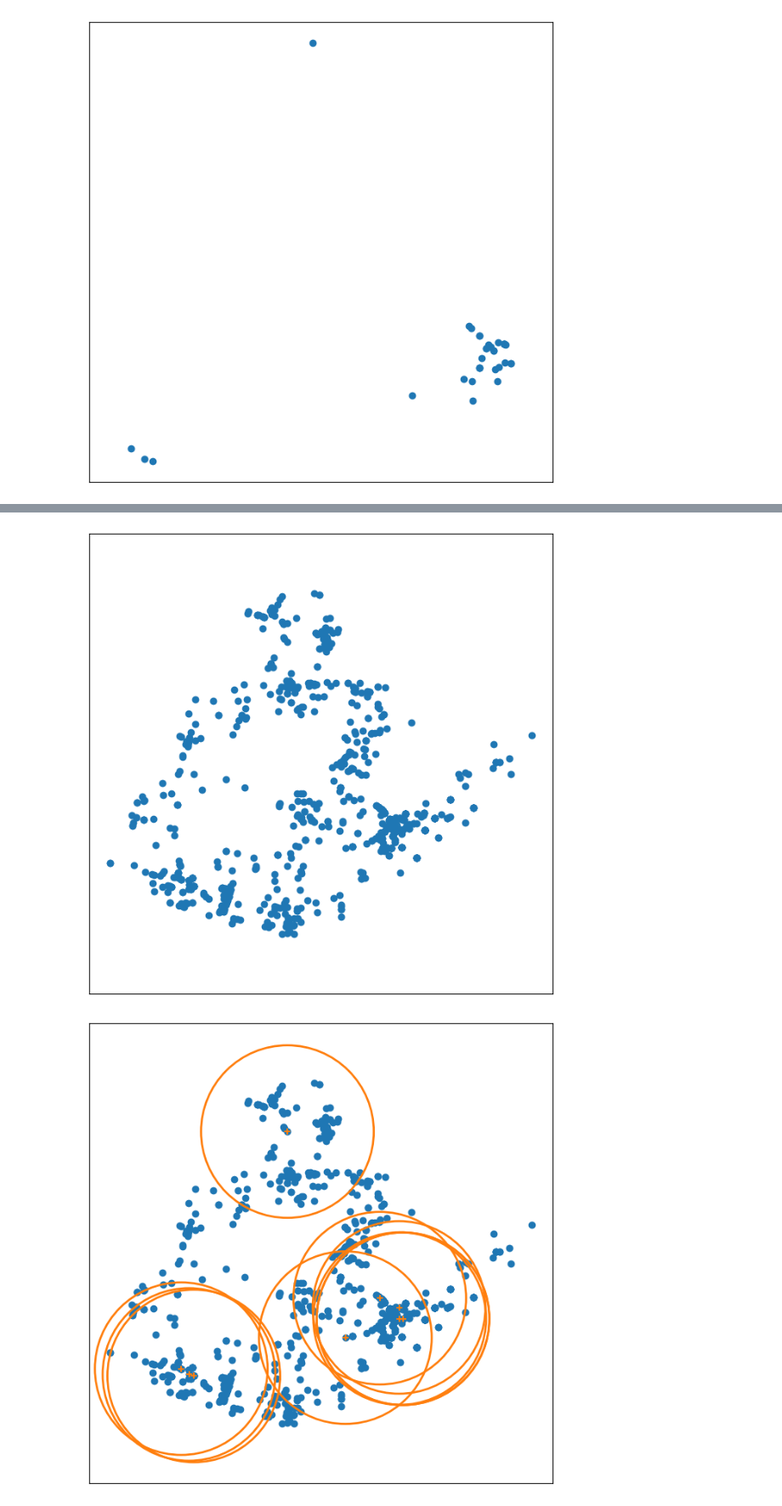
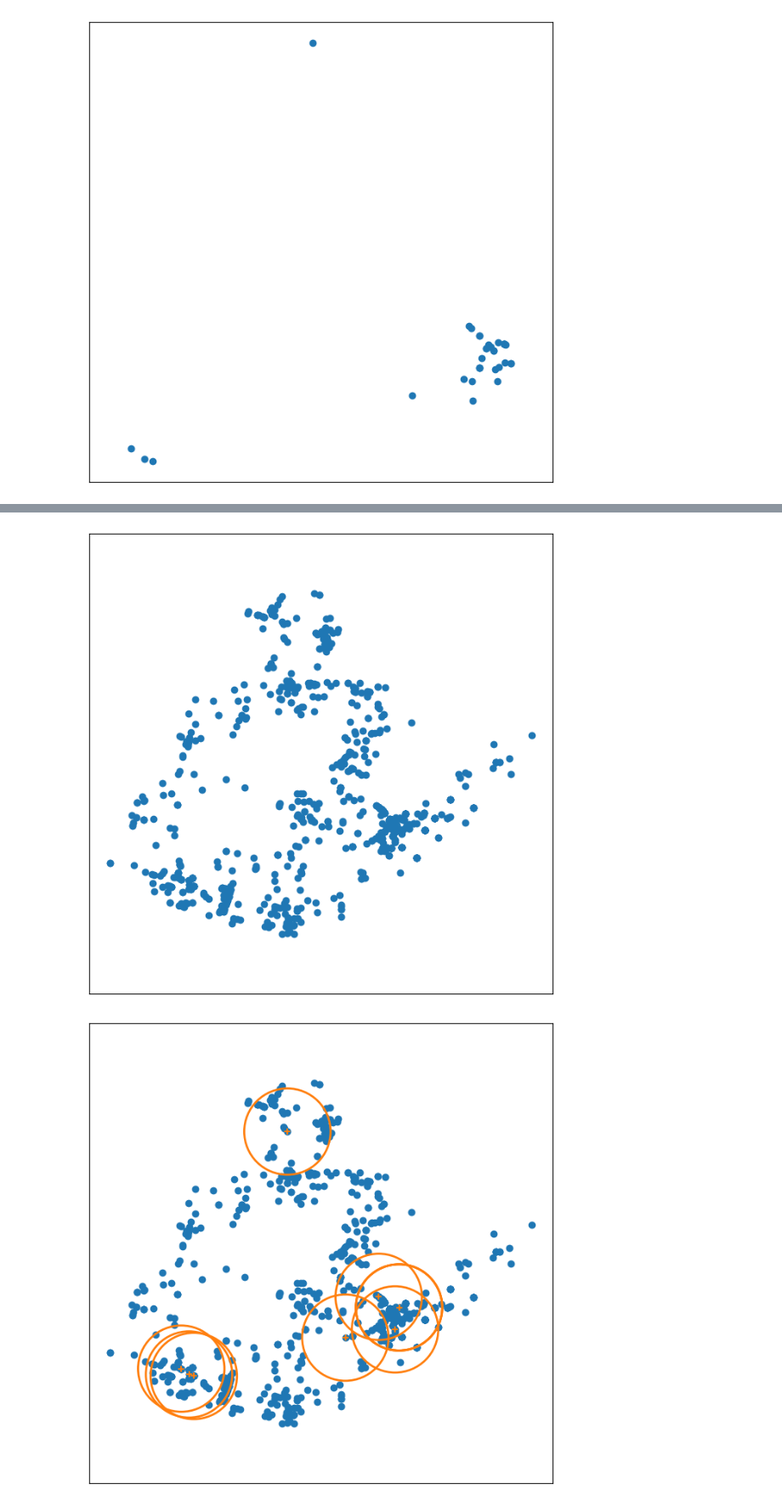
Before and after one commit to WIFI-Gwangjingu/childrensZone, a Jupyter notebook: modeling/광진구 후보지 선정.ipynb, the cells around one changed output, grey strips where cells are left out. Shown: that part at 85% size. Saved outputs shown, nothing was run; the diff lists cells and outputs as text; code cells hidden in the pictures.

```diff
--- a/modeling/광진구 후보지 선정.ipynb
+++ b/modeling/광진구 후보지 선정.ipynb
@@ -187,7 +187,7 @@ plot_input(all_points)
 K = 10 # 10개를 최종 후보로 선정
 
 # Service radius of each site
-radius = 0.01 # 위도경도 기준 대략 1km - 후보지 중 총 학원 수를 많이 커버하는 후보지 찾음.
+radius = 0.005 # 위도경도 기준 대략 1km - 후보지 중 총 학원 수를 많이 커버하는 후보지 찾음.
 
 # Candidate site size == 후보지로 뽑은 총 개수
 M = len(can_points)
@@ -209,2 +209,2 @@ plot_result(all_points,opt_sites,radius)
 [figure]
-[figure, old version]
+[figure, new version]
```
Also changed, not shown: parts of 1 cell of this notebook.
